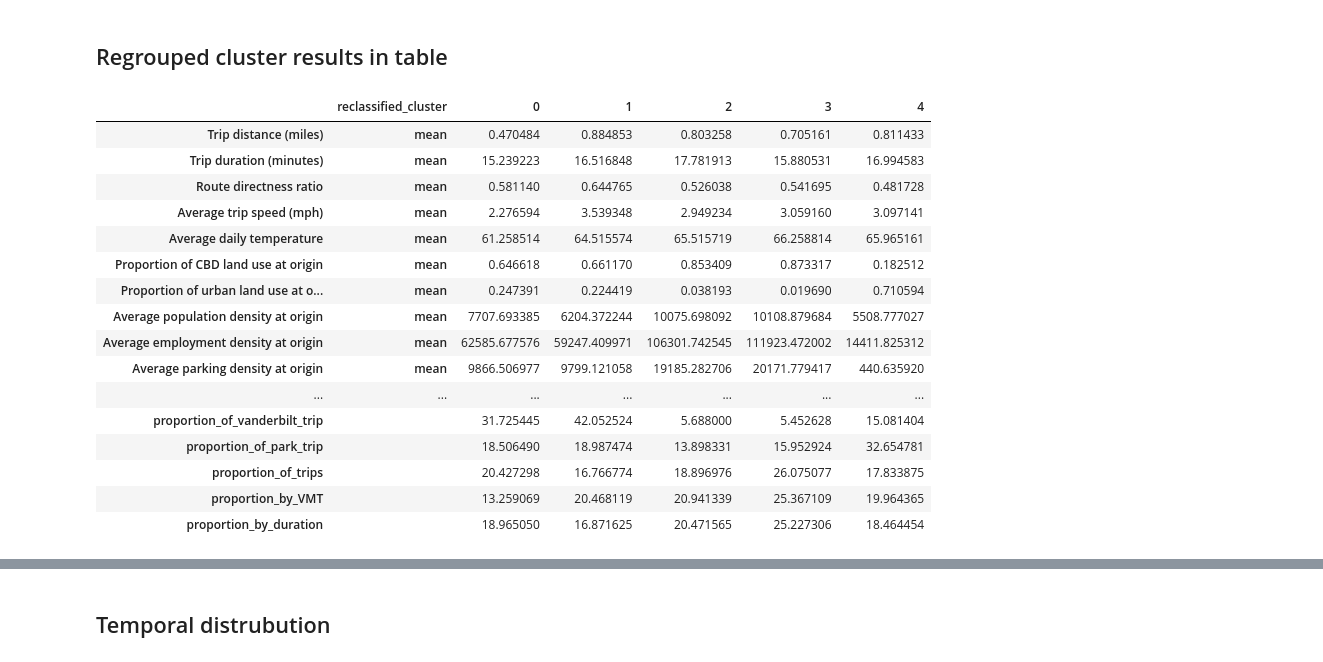
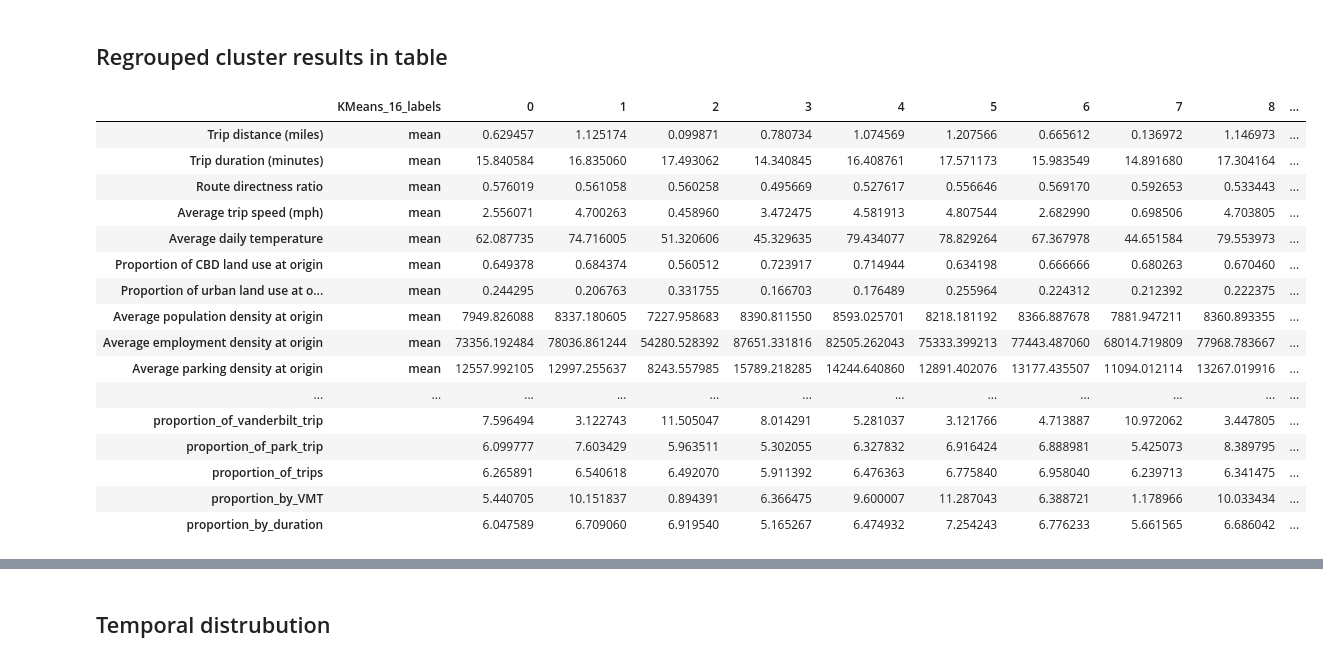
Before and after one commit to niteshshah12/E-scooter-trip-pattern-analysis-of-Nasvhille, a Jupyter notebook: 4_Cluster interpretation.ipynb, the cells around one changed output, grey strips where cells are left out. Cells and saved outputs as stored; diff of their text form; code cells hidden in the pictures.

```diff
--- a/4_Cluster interpretation.ipynb
+++ b/4_Cluster interpretation.ipynb
@@ -42,6 +63,6 @@ from sklearn import preprocessing
 # %%
-kmean_results = pd.read_csv(
-    '_Data/Model results/kmean_predictions.csv')
+# kmean_results = pd.read_csv(
+#     '_Data/Model results/kmean_predictions.csv')
 
 
 kmean_results['StartTime_decimal'] = kmean_results.apply(
@@ -423,6 +454,34 @@ fig.savefig(str('results/cluster_attributes.png'),dpi=900)
 # %% [markdown]
 ### Clustered by group
 # %%
+var_spyder_median = [
+    'tripDistance_miles',
+    'tripDuration',
+    'route_directness_trace',
+    'average_trip_speed_mph'
+
+#         'TAVG',
+#     'MEAN_CBD_start',
+#     'MEAN_URBAN_start',
+#     'MEAN_POP_D_start',
+#     'MEAN_EMP_D_start',
+#     'MEAN_PAKING_start',
+#     #     'intersection_density_start',
+#     'enthropy_start',
+#     'MEAN_CBD_end',
+#     'MEAN_URBAN_end',
+#     'MEAN_POP_D_end',
+#     'MEAN_EMP_D_end',
+#     'MEAN_PAKING_end',
+#     #     'intersection_density_end',
+#     'enthropy_end'
+]
+
+var_spyder_mean = ['high_trip_count_day', 'weekend_trip']
+
+var_spyder_all = var_spyder_median + var_spyder_mean
+
+
 style.use('seaborn-darkgrid')
 fig = plt.figure(figsize=(4, 9))
 
@@ -456,7 +515,7 @@ for grouped_id in np.arange(len(grouped_clusters)):
 
 fig.tight_layout(pad=3)
 
-fig.savefig(str('results/cluster_attributes_v2-grouped.png'), dpi=900)
+fig.savefig(str('results/cluster_attributes_TimeZoneCorrected-grouped_V1.png'), dpi=900)
 
 # plt.savefig('plots/DailyTrips_Year.png', dpi=900)
 # %% [output]
@@ -579,7 +649,7 @@ kmean_results.head()
 var_spyder_all = var_spyder_median + var_spyder_mean
 
 cluster_number = 16
-selected_cluster_to_group = ['reclassified_cluster']
+selected_cluster_to_group = ['KMeans_16_labels']#['reclassified_cluster']
 
 
 
@@ -601,48 +671,48 @@ summary['proportion_of_special_day_trip'] = special_trips_by_cluster/total_speci
 vanderbilt_trips=kmean_results.groupby(selected_cluster_to_group[0])['VANDERBILT_trip'].sum().sum()
 vanderbilt_by_cluster=kmean_results.groupby(selected_cluster_to_group[0])['VANDERBILT_trip'].sum()
 summary['proportion_of_vanderbilt_trip'] = vanderbilt_by_cluster/vanderbilt_trips*100
 
 park_trips=kmean_results.groupby(selected_cluster_to_group[0])['PARK_trip'].sum().sum()
 park_by_cluster=kmean_results.groupby(selected_cluster_to_group[0])['PARK_trip'].sum()
 summary['proportion_of_park_trip'] = park_by_cluster/park_trips*100
 
 #add proportion column
 summary['proportion_of_trips'] = kmean_results.groupby(
     selected_cluster_to_group[0]).size() / len(kmean_results) * 100
 # summary['proportion_of_trips'] = kmean_results.groupby(
 #     selected_cluster_to_group[0]).size() / len(kmean_results) * 100
 
 total_VMT=kmean_results.groupby(selected_cluster_to_group[0])['tripDistance_miles'].sum().sum()
 total_VMT_by_cluster=kmean_results.groupby(selected_cluster_to_group[0])['tripDistance_miles'].sum()
 summary['proportion_by_VMT'] = total_VMT_by_cluster/total_VMT*100
 
 total_duration=kmean_results.groupby(selected_cluster_to_group[0])['tripDuration'].sum().sum()
 total_duration_by_cluster=kmean_results.groupby(selected_cluster_to_group[0])['tripDuration'].sum()
 summary['proportion_by_duration'] = total_duration_by_cluster/total_duration*100
 
 
 
 summary=summary.transpose().rename(index=rename_variables)
 
 summary.to_csv(
-    str('results/regrouped_results.csv'))
+    str('results/regrouped_results_TimeZoneCorrected_V1_08222021.csv'))
 
 summary
 # %% [output]
-|  | reclassified_cluster | 0 | 1 | 2 | 3 | 4 |
-| Trip distance (miles) | mean | 0.470484 | 0.884853 | 0.803258 | 0.705161 | 0.811433 |
-| Trip duration (minutes) | mean | 15.239223 | 16.516848 | 17.781913 | 15.880531 | 16.994583 |
-| Route directness ratio | mean | 0.581140 | 0.644765 | 0.526038 | 0.541695 | 0.481728 |
-| Average trip speed (mph) | mean | 2.276594 | 3.539348 | 2.949234 | 3.059160 | 3.097141 |
-| Average daily temperature | mean | 61.258514 | 64.515574 | 65.515719 | 66.258814 | 65.965161 |
-| Proportion of CBD land use at origin | mean | 0.646618 | 0.661170 | 0.853409 | 0.873317 | 0.182512 |
-| Proportion of urban land use at o... | mean | 0.247391 | 0.224419 | 0.038193 | 0.019690 | 0.710594 |
-| Average population density at origin | mean | 7707.693385 | 6204.372244 | 10075.698092 | 10108.879684 | 5508.777027 |
-| Average employment density at origin | mean | 62585.677576 | 59247.409971 | 106301.742545 | 111923.472002 | 14411.825312 |
-| Average parking density at origin | mean | 9866.506977 | 9799.121058 | 19185.282706 | 20171.779417 | 440.635920 |
-| ... | ... | ... | ... | ... | ... | ... |
-| proportion_of_vanderbilt_trip |  | 31.725445 | 42.052524 | 5.688000 | 5.452628 | 15.081404 |
-| proportion_of_park_trip |  | 18.506490 | 18.987474 | 13.898331 | 15.952924 | 32.654781 |
-| proportion_of_trips |  | 20.427298 | 16.766774 | 18.896976 | 26.075077 | 17.833875 |
-| proportion_by_VMT |  | 13.259069 | 20.468119 | 20.941339 | 25.367109 | 19.964365 |
-| proportion_by_duration |  | 18.965050 | 16.871625 | 20.471565 | 25.227306 | 18.464454 |
+|  | KMeans_16_labels | 0 | 1 | 2 | 3 | 4 | 5 | 6 | 7 | 8 | ... |
+| Trip distance (miles) | mean | 0.629457 | 1.125174 | 0.099871 | 0.780734 | 1.074569 | 1.207566 | 0.665612 | 0.136972 | 1.146973 | ... |
+| Trip duration (minutes) | mean | 15.840584 | 16.835060 | 17.493062 | 14.340845 | 16.408761 | 17.571173 | 15.983549 | 14.891680 | 17.304164 | ... |
+| Route directness ratio | mean | 0.576019 | 0.561058 | 0.560258 | 0.495669 | 0.527617 | 0.556646 | 0.569170 | 0.592653 | 0.533443 | ... |
+| Average trip speed (mph) | mean | 2.556071 | 4.700263 | 0.458960 | 3.472475 | 4.581913 | 4.807544 | 2.682990 | 0.698506 | 4.703805 | ... |
+| Average daily temperature | mean | 62.087735 | 74.716005 | 51.320606 | 45.329635 | 79.434077 | 78.829264 | 67.367978 | 44.651584 | 79.553973 | ... |
+| Proportion of CBD land use at origin | mean | 0.649378 | 0.684374 | 0.560512 | 0.723917 | 0.714944 | 0.634198 | 0.666666 | 0.680263 | 0.670460 | ... |
+| Proportion of urban land use at o... | mean | 0.244295 | 0.206763 | 0.331755 | 0.166703 | 0.176489 | 0.255964 | 0.224312 | 0.212392 | 0.222375 | ... |
+| Average population density at origin | mean | 7949.826088 | 8337.180605 | 7227.958683 | 8390.811550 | 8593.025701 | 8218.181192 | 8366.887678 | 7881.947211 | 8360.893355 | ... |
+| Average employment density at origin | mean | 73356.192484 | 78036.861244 | 54280.528392 | 87651.331816 | 82505.262043 | 75333.399213 | 77443.487060 | 68014.719809 | 77968.783667 | ... |
+| Average parking density at origin | mean | 12557.992105 | 12997.255637 | 8243.557985 | 15789.218285 | 14244.640860 | 12891.402076 | 13177.435507 | 11094.012114 | 13267.019916 | ... |
+| ... | ... | ... | ... | ... | ... | ... | ... | ... | ... | ... | ... |
+| proportion_of_vanderbilt_trip |  | 7.596494 | 3.122743 | 11.505047 | 8.014291 | 5.281037 | 3.121766 | 4.713887 | 10.972062 | 3.447805 | ... |
+| proportion_of_park_trip |  | 6.099777 | 7.603429 | 5.963511 | 5.302055 | 6.327832 | 6.916424 | 6.888981 | 5.425073 | 8.389795 | ... |
+| proportion_of_trips |  | 6.265891 | 6.540618 | 6.492070 | 5.911392 | 6.476363 | 6.775840 | 6.958040 | 6.239713 | 6.341475 | ... |
+| proportion_by_VMT |  | 5.440705 | 10.151837 | 0.894391 | 6.366475 | 9.600007 | 11.287043 | 6.388721 | 1.178966 | 10.033434 | ... |
+| proportion_by_duration |  | 6.047589 | 6.709060 | 6.919540 | 5.165267 | 6.474932 | 7.254243 | 6.776233 | 5.661565 | 6.686042 | ... |
```
Also changed, not shown: parts of 28 cells of this notebook, 37 other files.
